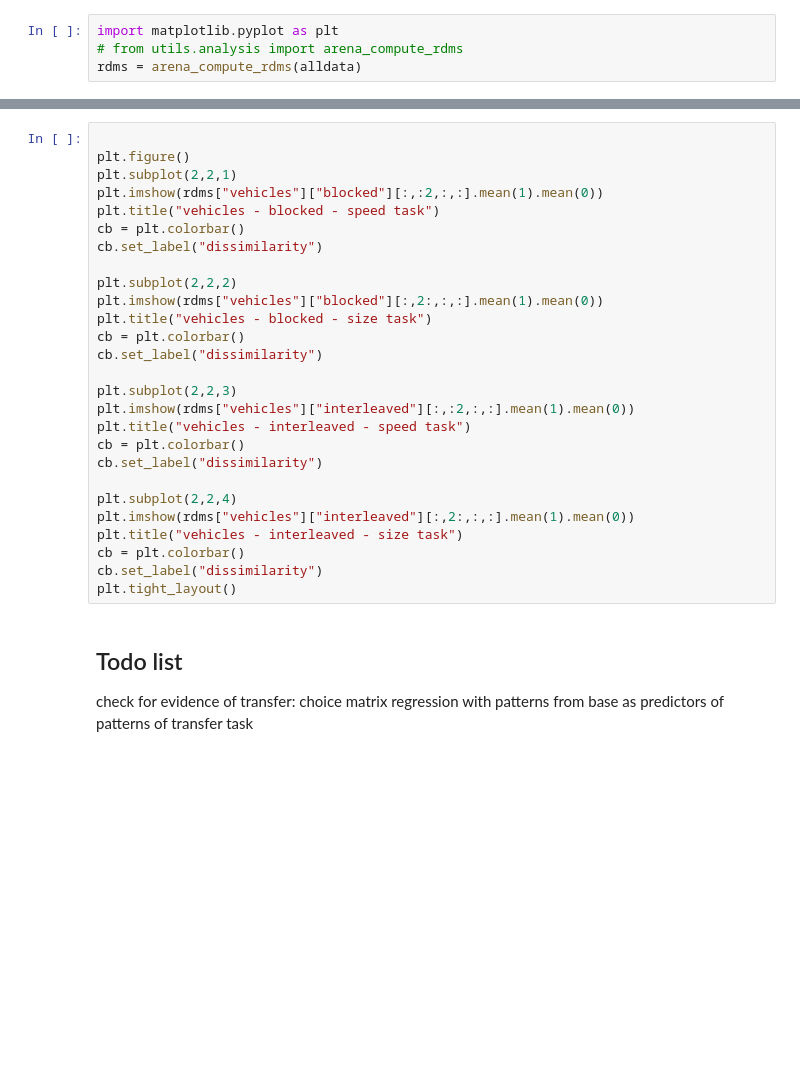
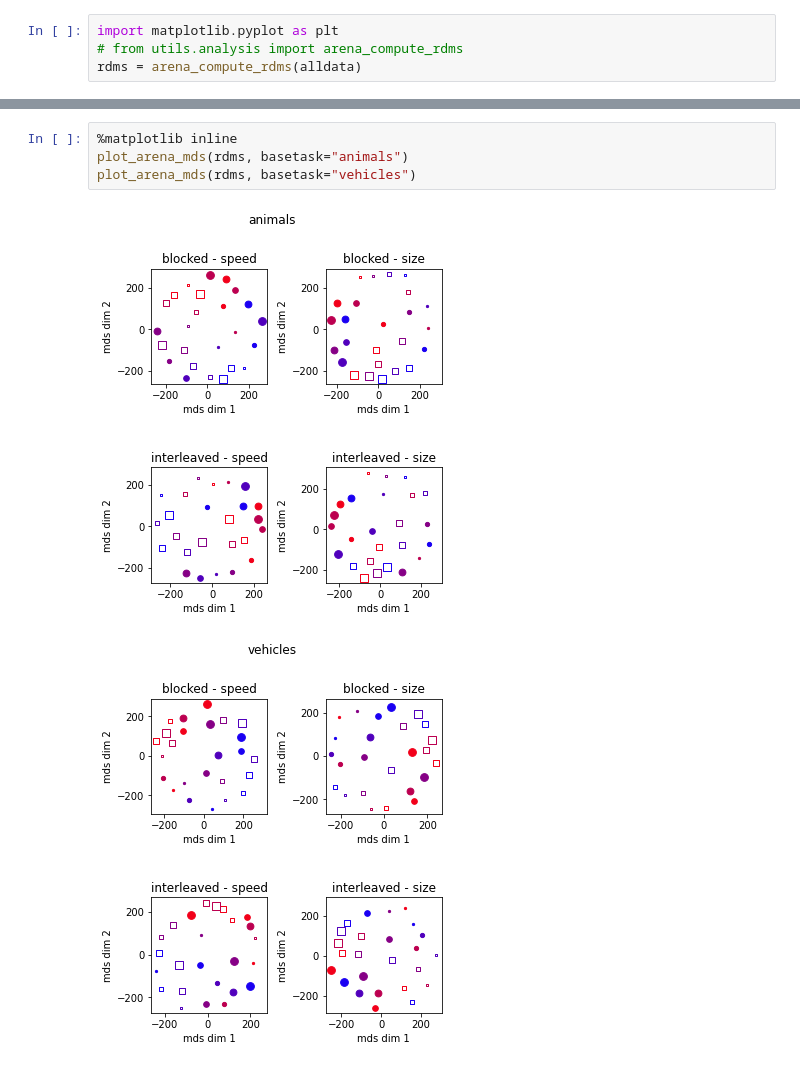
Before and after one commit to summerfieldlab/animals_vehicles, a Jupyter notebook: notebooks/av_transfer_partialfb_analysis.ipynb, the cells around one changed output, grey strips where cells are left out. Saved outputs shown, nothing was run; the diff lists cells and outputs as text; blank space fills up the shorter version.

```diff
--- a/notebooks/av_transfer_partialfb_analysis.ipynb
+++ b/notebooks/av_transfer_partialfb_analysis.ipynb
@@ -270,30 +323,7 @@ plt.tight_layout()
-# %%
-
-plt.figure()
-plt.subplot(2,2,1)
-plt.imshow(rdms["vehicles"]["blocked"][:,:2,:,:].mean(1).mean(0))
-plt.title("vehicles - blocked - speed task")
-cb = plt.colorbar()
-cb.set_label("dissimilarity")
-
-plt.subplot(2,2,2)
-plt.imshow(rdms["vehicles"]["blocked"][:,2:,:,:].mean(1).mean(0))
-plt.title("vehicles - blocked - size task")
-cb = plt.colorbar()
-cb.set_label("dissimilarity")
-
-plt.subplot(2,2,3)
-plt.imshow(rdms["vehicles"]["interleaved"][:,:2,:,:].mean(1).mean(0))
-plt.title("vehicles - interleaved - speed task")
-cb = plt.colorbar()
-cb.set_label("dissimilarity")
-
-plt.subplot(2,2,4)
-plt.imshow(rdms["vehicles"]["interleaved"][:,2:,:,:].mean(1).mean(0))
-plt.title("vehicles - interleaved - size task")
-cb = plt.colorbar()
-cb.set_label("dissimilarity")
-plt.tight_layout()
-# %% [markdown]
-## Todo list
-check for evidence of transfer: choice matrix regression with patterns from base as predictors of patterns of transfer task
+# %%
+%matplotlib inline
+plot_arena_mds(rdms, basetask="animals")
+plot_arena_mds(rdms, basetask="vehicles")
+# %% [output]
+[figure, added]
+[figure, added]
```
Also changed, not shown: parts of 16 cells of this notebook, 7 other files.
